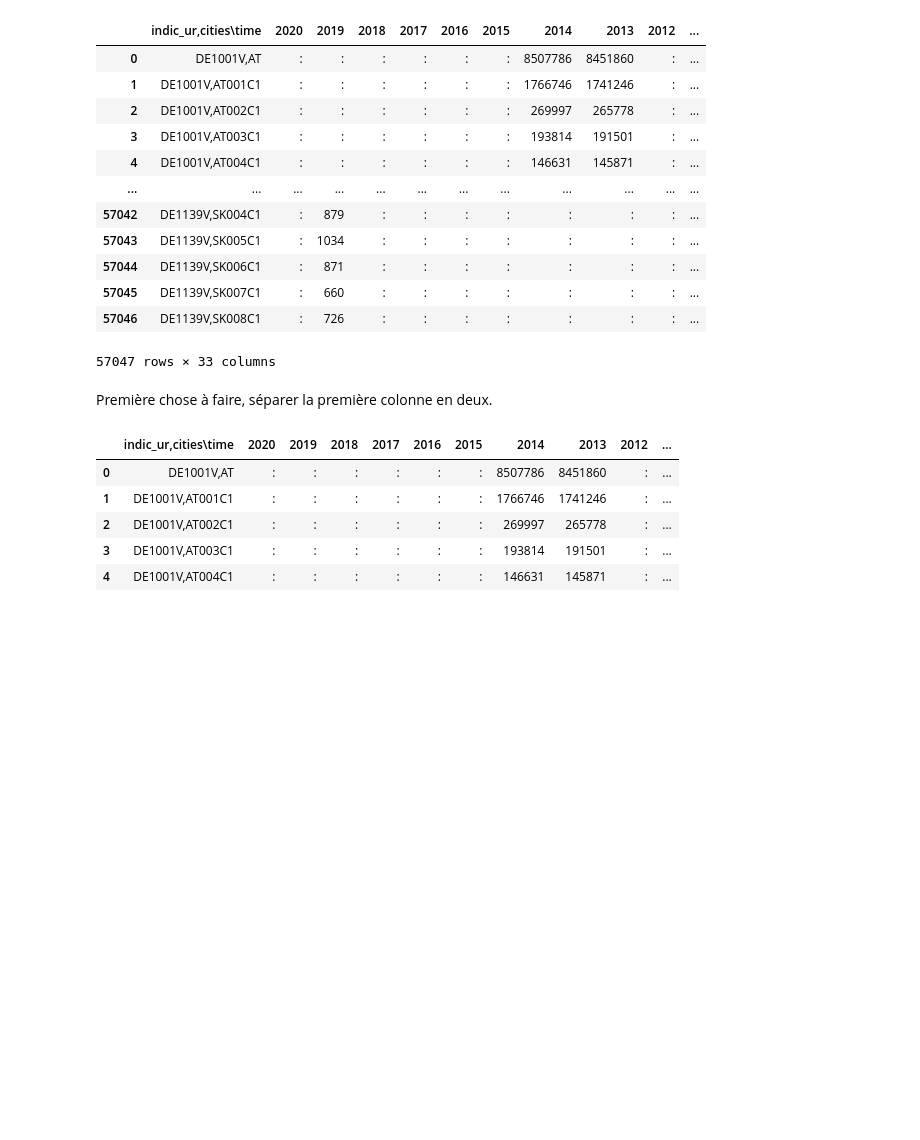
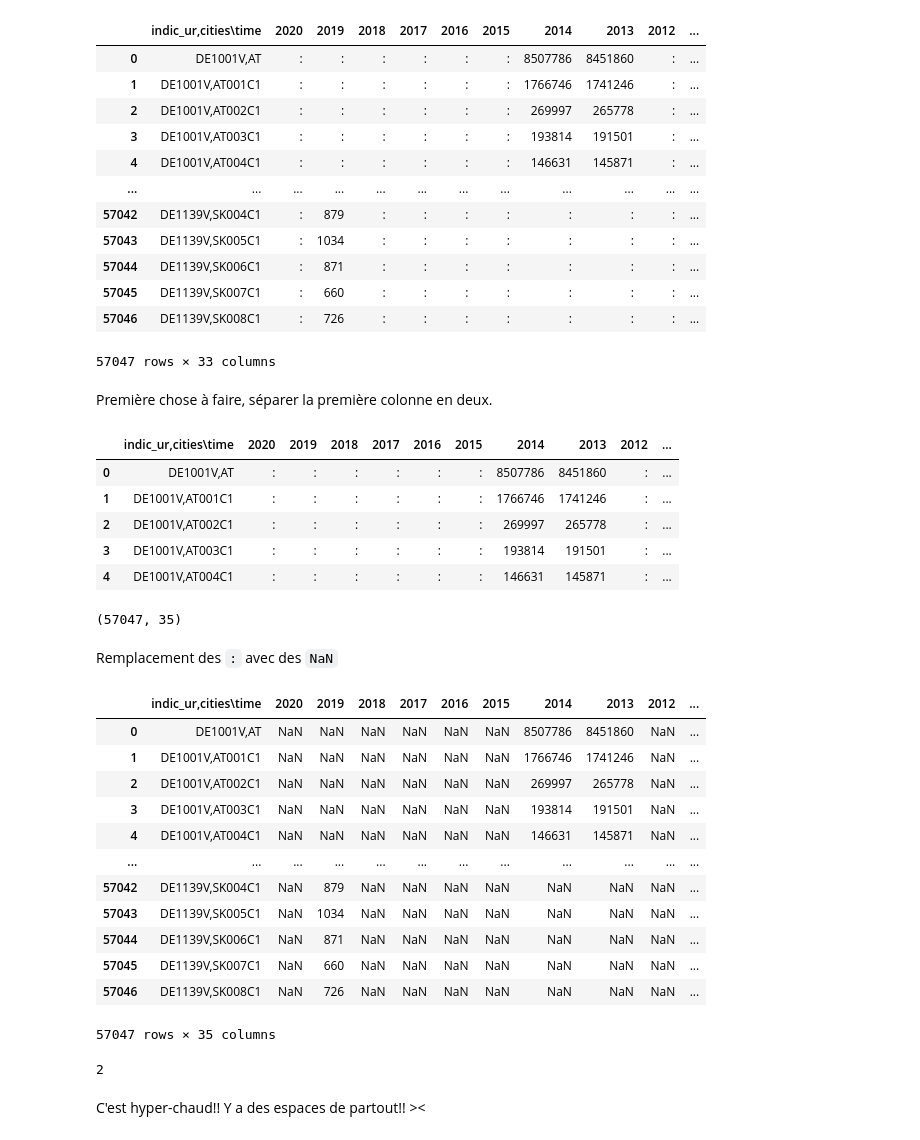
Before and after one commit to federicoding/TrainingGeneral, a Jupyter notebook: Importation_EFSA.ipynb, the cells around one changed output. Cells and saved outputs as stored; diff of their text form; code cells hidden in the pictures; blank space fills up the shorter version.

```diff
--- a/Importation_EFSA.ipynb
+++ b/Importation_EFSA.ipynb
@@ -66,3 +66,31 @@ df.head()
 | 2 | DE1001V,AT002C1 | : | : | : | : | : | : | 269997 | 265778 | : | ... |
 | 3 | DE1001V,AT003C1 | : | : | : | : | : | : | 193814 | 191501 | : | ... |
 | 4 | DE1001V,AT004C1 | : | : | : | : | : | : | 146631 | 145871 | : | ... |
+# %%
+df.shape
+# %% [output]
+(57047, 35)
+# %% [markdown]
+Remplacement des `:` avec des `NaN`
+# %%
+df.replace(': ', np.NaN)
+# %% [output]
+|  | indic_ur,cities\time | 2020 | 2019 | 2018 | 2017 | 2016 | 2015 | 2014 | 2013 | 2012 | ... |
+| 0 | DE1001V,AT | NaN | NaN | NaN | NaN | NaN | NaN | 8507786 | 8451860 | NaN | ... |
+| 1 | DE1001V,AT001C1 | NaN | NaN | NaN | NaN | NaN | NaN | 1766746 | 1741246 | NaN | ... |
+| 2 | DE1001V,AT002C1 | NaN | NaN | NaN | NaN | NaN | NaN | 269997 | 265778 | NaN | ... |
+| 3 | DE1001V,AT003C1 | NaN | NaN | NaN | NaN | NaN | NaN | 193814 | 191501 | NaN | ... |
+| 4 | DE1001V,AT004C1 | NaN | NaN | NaN | NaN | NaN | NaN | 146631 | 145871 | NaN | ... |
+| ... | ... | ... | ... | ... | ... | ... | ... | ... | ... | ... | ... |
+| 57042 | DE1139V,SK004C1 | NaN | 879 | NaN | NaN | NaN | NaN | NaN | NaN | NaN | ... |
+| 57043 | DE1139V,SK005C1 | NaN | 1034 | NaN | NaN | NaN | NaN | NaN | NaN | NaN | ... |
+| 57044 | DE1139V,SK006C1 | NaN | 871 | NaN | NaN | NaN | NaN | NaN | NaN | NaN | ... |
+| 57045 | DE1139V,SK007C1 | NaN | 660 | NaN | NaN | NaN | NaN | NaN | NaN | NaN | ... |
+| 57046 | DE1139V,SK008C1 | NaN | 726 | NaN | NaN | NaN | NaN | NaN | NaN | NaN | ... |
+57047 rows × 35 columns
+# %%
+len(df['2020 '][0])
+# %% [output]
+2
+# %% [markdown]
+C'est hyper-chaud!! Y a des espaces de partout!! ><
```
